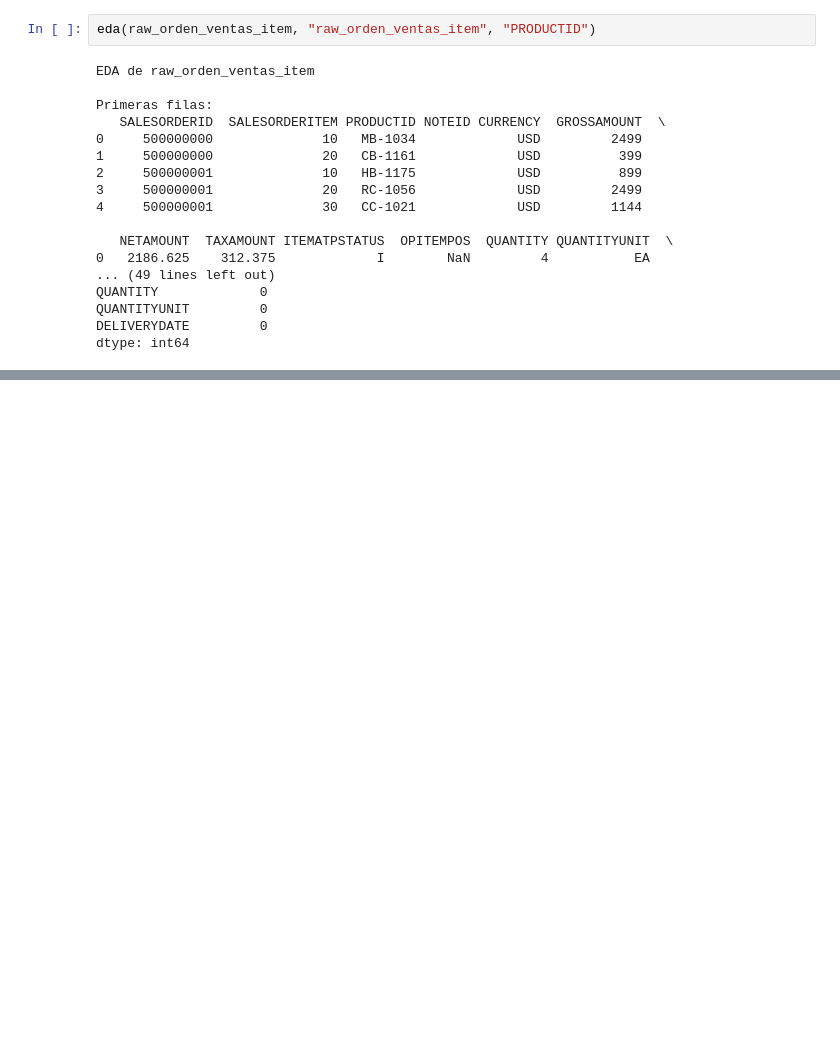
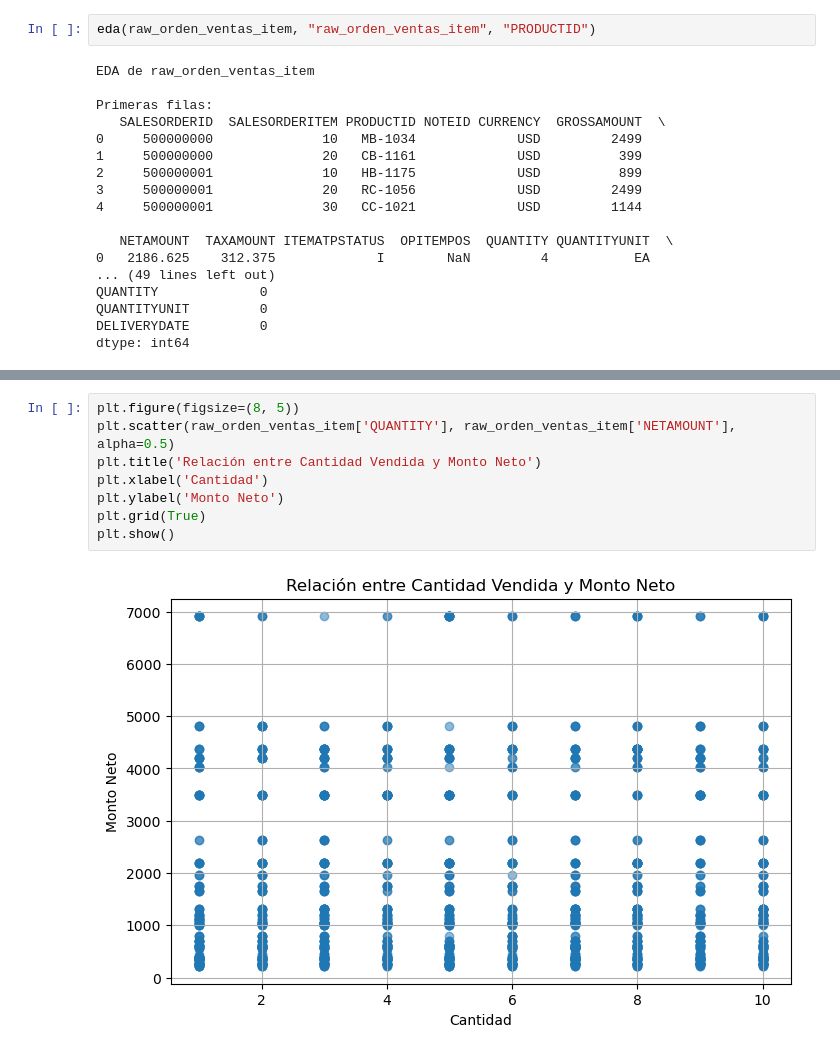
Before and after one commit to JosuandPM/FundamentosCD-analitica-avanzada, a Jupyter notebook: notebook/EDA.ipynb, the cells around one changed output, grey strips where cells are left out. Saved outputs shown, nothing was run; the diff lists cells and outputs as text; blank space fills up the shorter version.

```diff
--- a/notebook/EDA.ipynb
+++ b/notebook/EDA.ipynb
@@ -218,0 +380,10 @@ dtype: int64
+# %%
+plt.figure(figsize=(8, 5))
+plt.scatter(raw_orden_ventas_item['QUANTITY'], raw_orden_ventas_item['NETAMOUNT'], alpha=0.5)
+plt.title('Relación entre Cantidad Vendida y Monto Neto')
+plt.xlabel('Cantidad')
+plt.ylabel('Monto Neto')
+plt.grid(True)
+plt.show()
+# %% [output]
+[figure, added]
```
Also changed, not shown: parts of 51 cells of this notebook.
